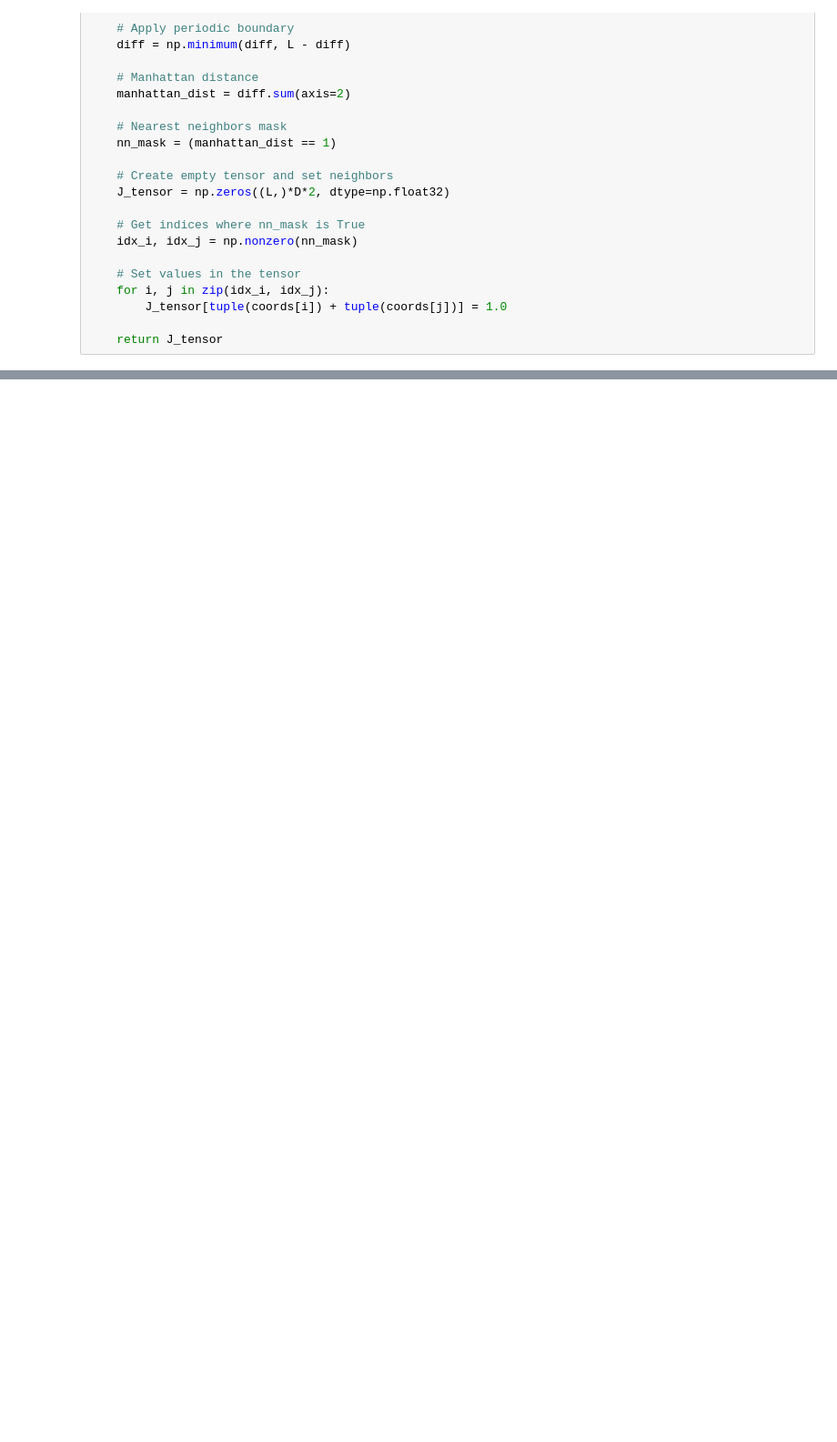
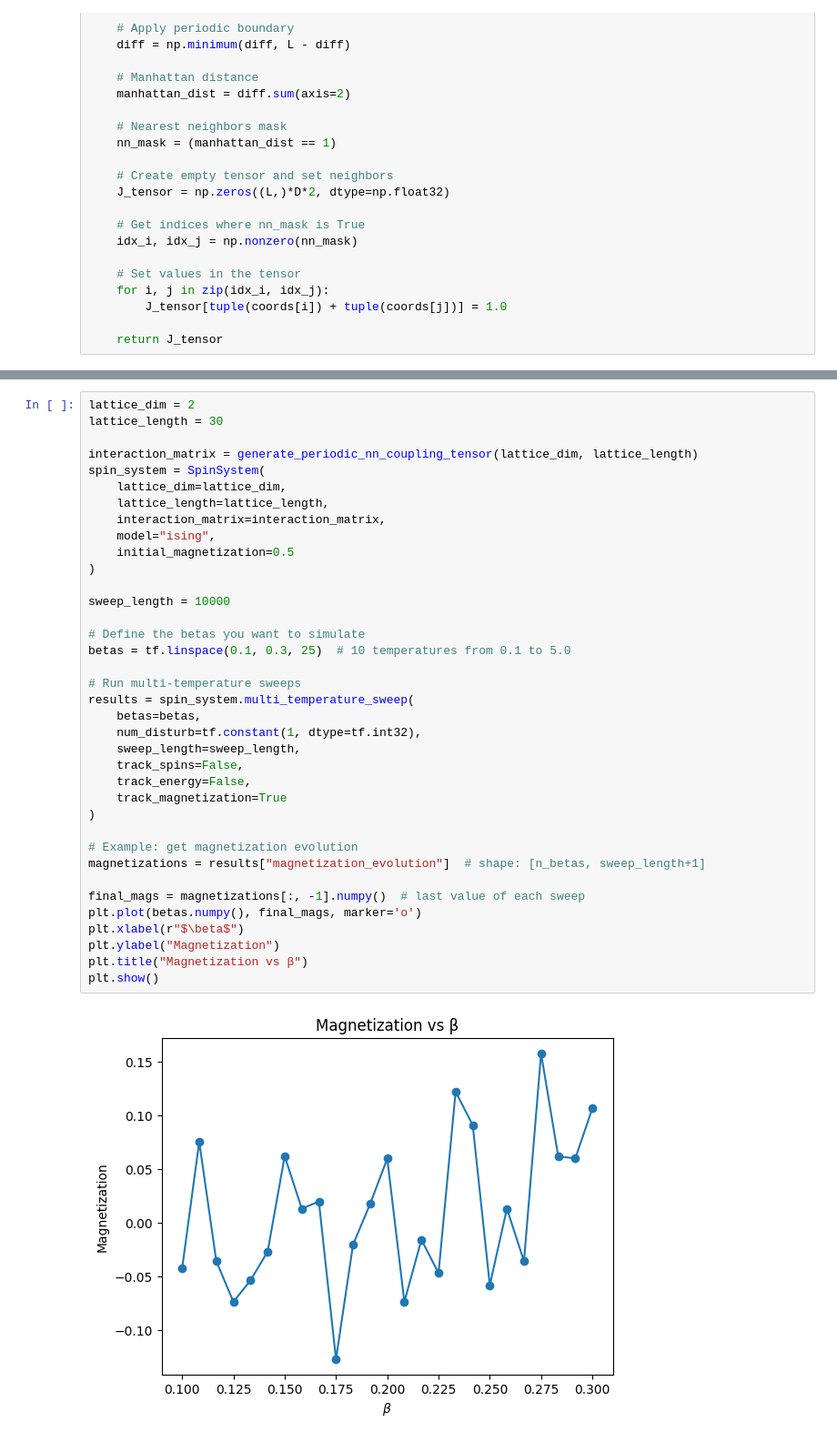
Before and after one commit to Corbanez97/spherical-model, a Jupyter notebook: notebooks/spin_system_magnetization.ipynb, the cells around one changed output, grey strips where cells are left out. Shown: that part at 91% size. Drawn from its saved outputs; the diff is of its cells as text; blank space fills up the shorter version.

```diff
--- a/notebooks/spin_system_magnetization.ipynb
+++ b/notebooks/spin_system_magnetization.ipynb
@@ -94,0 +175,39 @@ I0000 00:00:1758143168.469019   81727 gpu_device.cc:2020] Created device /job:lo
+# %%
+lattice_dim = 2
+lattice_length = 30
+
+interaction_matrix = generate_periodic_nn_coupling_tensor(lattice_dim, lattice_length)
+spin_system = SpinSystem(
+    lattice_dim=lattice_dim,
+    lattice_length=lattice_length,
+    interaction_matrix=interaction_matrix,
+    model="ising",
+    initial_magnetization=0.5
+)
+
+sweep_length = 10000
+
+# Define the betas you want to simulate
+betas = tf.linspace(0.1, 0.3, 25)  # 10 temperatures from 0.1 to 5.0
+
+# Run multi-temperature sweeps
+results = spin_system.multi_temperature_sweep(
+    betas=betas,
+    num_disturb=tf.constant(1, dtype=tf.int32),
+    sweep_length=sweep_length,
+    track_spins=False,
+    track_energy=False,
+    track_magnetization=True
+)
+
+# Example: get magnetization evolution
+magnetizations = results["magnetization_evolution"]  # shape: [n_betas, sweep_length+1]
+
+final_mags = magnetizations[:, -1].numpy()  # last value of each sweep
+plt.plot(betas.numpy(), final_mags, marker='o')
+plt.xlabel(r"$\beta$")
+plt.ylabel("Magnetization")
+plt.title("Magnetization vs β")
+plt.show()
+# %% [output]
+[figure, added]
```
Also changed, not shown: parts of 5 cells of this notebook.
